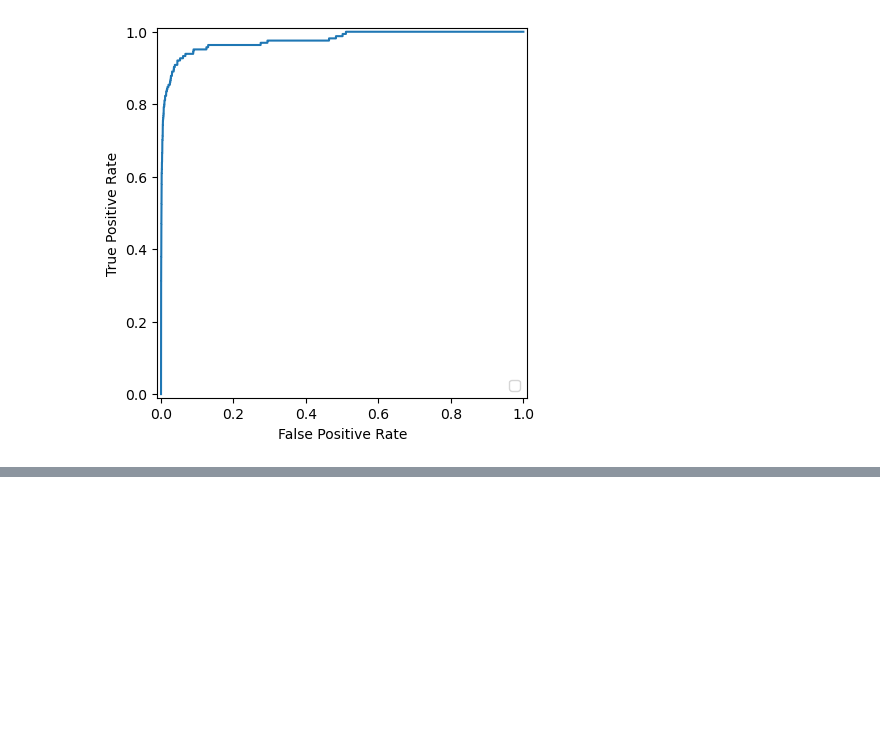
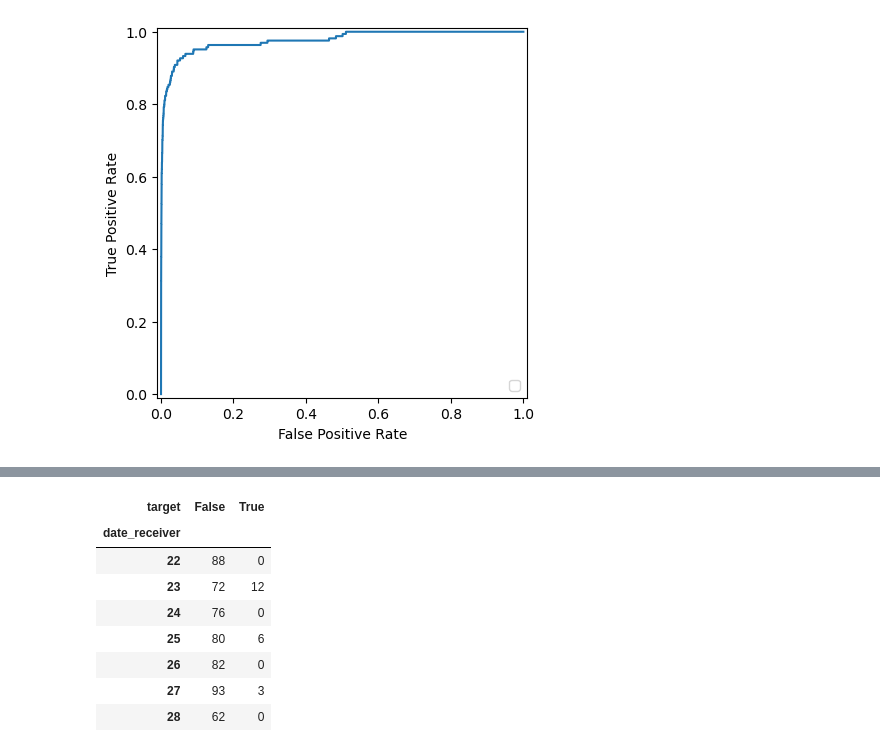
Before and after one commit to Magdaorozco644/ModelosAIm-dev, a Jupyter notebook: Analytics/5.Fraud/05-Aplico modelo.ipynb, the cells around one changed output, grey strips where cells are left out. Saved outputs shown, nothing was run; the diff lists cells and outputs as text; code cells hidden in the pictures; blank space fills up the shorter version.

```diff
--- a/Analytics/5.Fraud/05-Aplico modelo.ipynb
+++ b/Analytics/5.Fraud/05-Aplico modelo.ipynb
@@ -498,0 +463,16 @@ plt.plot(precision, recall)
+# %%
+#Veo cuantos falsos positivos tengo con el punto de corte
+X_week_testigo_corte = X_week_testigo[Y_c_week_testigo['pred_corte']==True]
+Y_c_week_testigo_corte = Y_c_week_testigo[Y_c_week_testigo['pred_corte']==True]
+
+pd.crosstab(X_week_testigo_corte['date_receiver'].dt.day, Y_c_week_testigo_corte['target'])
+# %% [output]
+| target | False | True |
+| date_receiver |  |  |
+| 22 | 88 | 0 |
+| 23 | 72 | 12 |
+| 24 | 76 | 0 |
+| 25 | 80 | 6 |
+| 26 | 82 | 0 |
+| 27 | 93 | 3 |
+| 28 | 62 | 0 |
```
Also changed, not shown: parts of 26 cells of this notebook.
